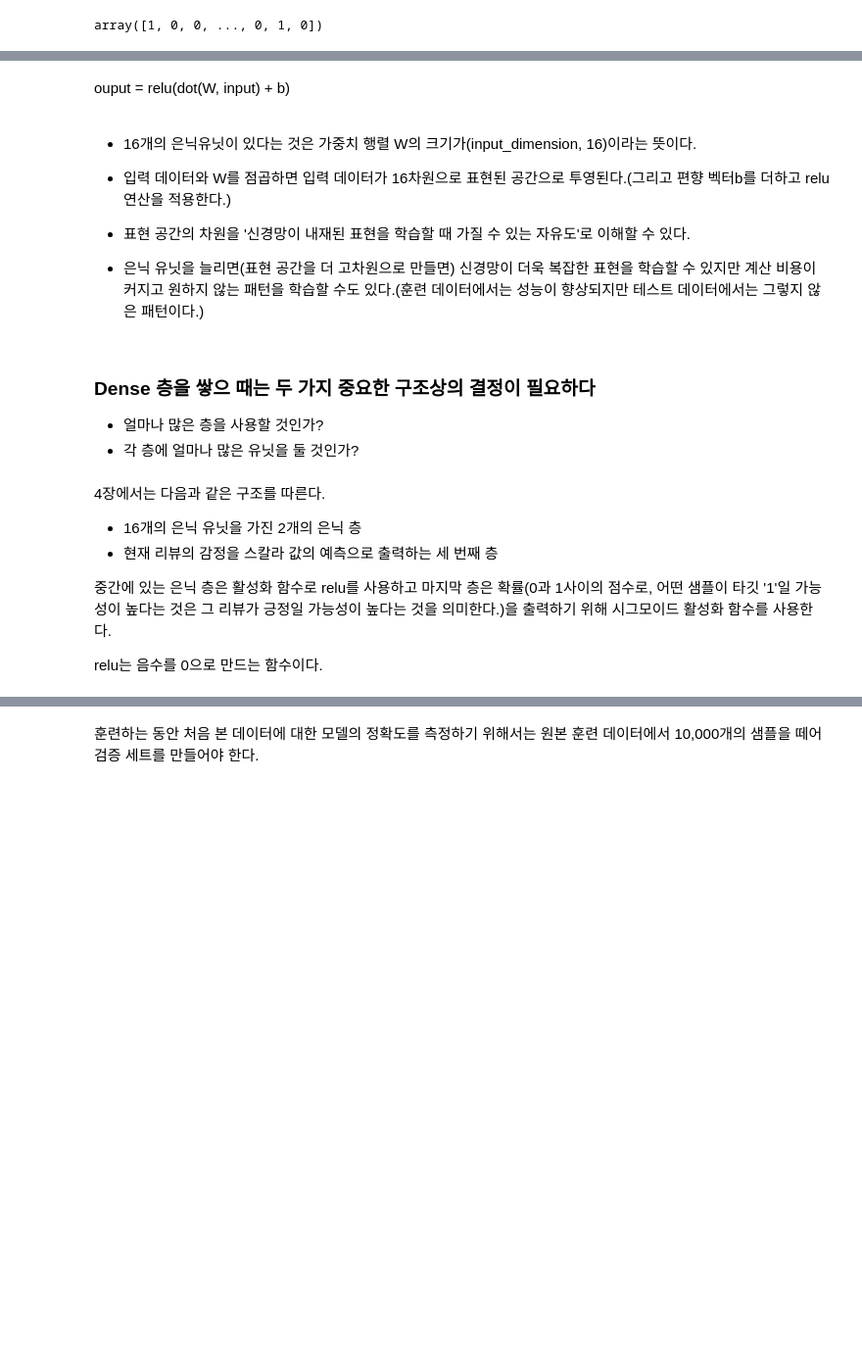
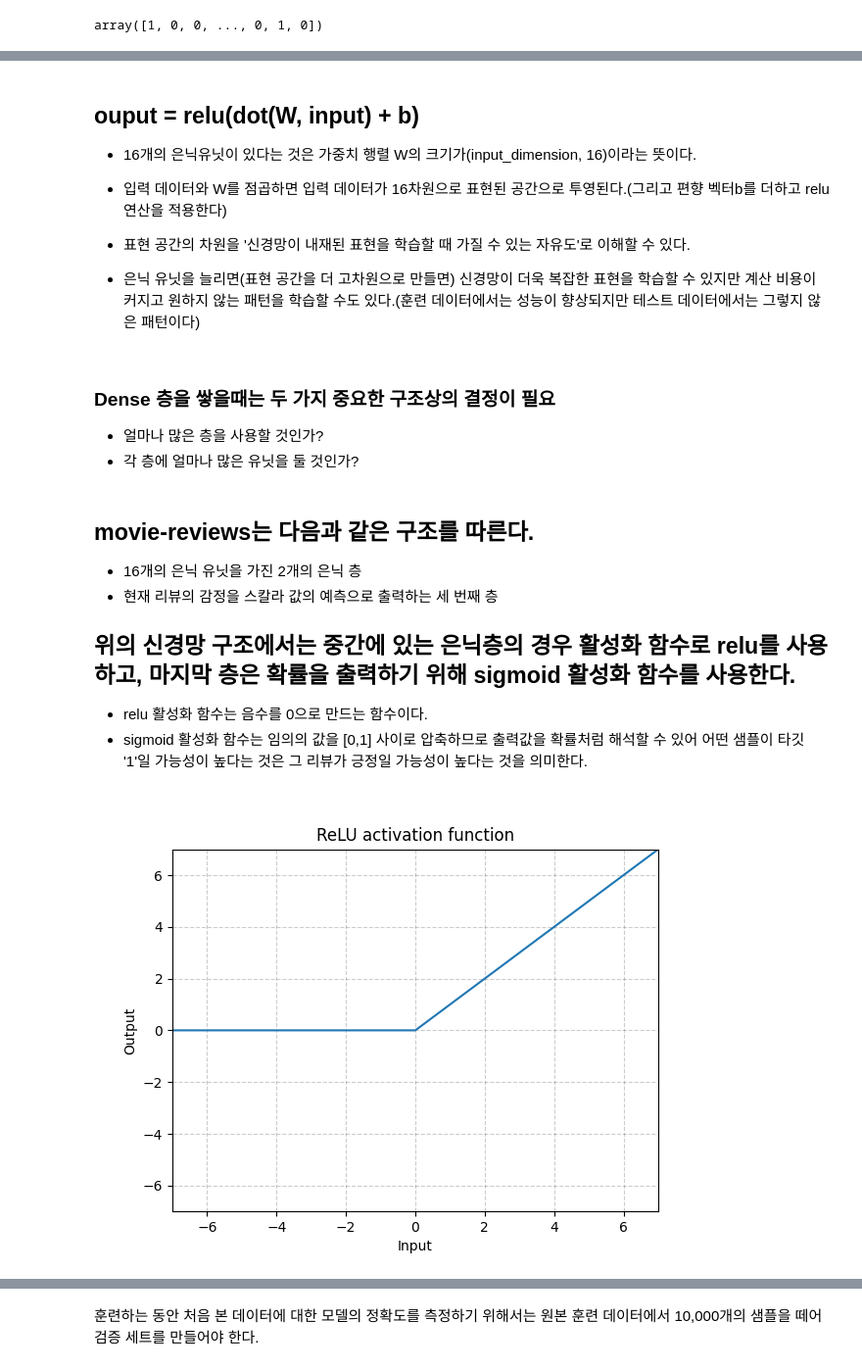
Before and after one commit to kkyxxn/curriculum, a Jupyter notebook: m9_딥러닝알고리즘구현/DL_classifying-movie-reviews.ipynb, the cells around one changed output, grey strips where cells are left out. Shown at 98% size. Saved outputs shown, nothing was run; the diff lists cells and outputs as text; code cells hidden in the pictures; blank space fills up the shorter version.

```diff
--- a/m9_딥러닝알고리즘구현/DL_classifying-movie-reviews.ipynb
+++ b/m9_딥러닝알고리즘구현/DL_classifying-movie-reviews.ipynb
@@ -136,25 +121,25 @@ y_test = np.asarray(test_labels).astype('float32')
-# %% [markdown]
-ouput = relu(dot(W, input) + b)
 # %% [markdown]
+## ouput = relu(dot(W, input) + b)
 - 16개의 은닉유닛이 있다는 것은 가중치 행렬 W의 크기가(input_dimension, 16)이라는 뜻이다.
 
-- 입력 데이터와 W를 점곱하면 입력 데이터가 16차원으로 표현된 공간으로 투영된다.(그리고 편향 벡터b를 더하고 relu 연산을 적용한다.)
+- 입력 데이터와 W를 점곱하면 입력 데이터가 16차원으로 표현된 공간으로 투영된다.(그리고 편향 벡터b를 더하고 relu 연산을 적용한다)
 
 - 표현 공간의 차원을 '신경망이 내재된 표현을 학습할 때 가질 수 있는 자유도'로 이해할 수 있다.
 
-- 은닉 유닛을 늘리면(표현 공간을 더 고차원으로 만들면) 신경망이 더욱 복잡한 표현을 학습할 수 있지만 계산 비용이 커지고 원하지 않는 패턴을 학습할 수도 있다.(훈련 데이터에서는 성능이 향상되지만 테스트 데이터에서는 그렇지 않은 패턴이다.)
+- 은닉 유닛을 늘리면(표현 공간을 더 고차원으로 만들면) 신경망이 더욱 복잡한 표현을 학습할 수 있지만 계산 비용이 커지고 원하지 않는 패턴을 학습할 수도 있다.(훈련 데이터에서는 성능이 향상되지만 테스트 데이터에서는 그렇지 않은 패턴이다)
 # %% [markdown]
-### Dense 층을 쌓으 때는 두 가지 중요한 구조상의 결정이 필요하다
+### Dense 층을 쌓을때는 두 가지 중요한 구조상의 결정이 필요
   - 얼마나 많은 층을 사용할 것인가?
   - 각 층에 얼마나 많은 유닛을 둘 것인가?
 # %% [markdown]
-4장에서는 다음과 같은 구조를 따른다.
+## movie-reviews는 다음과 같은 구조를 따른다.
 - 16개의 은닉 유닛을 가진 2개의 은닉 층
 - 현재 리뷰의 감정을 스칼라 값의 예측으로 출력하는 세 번째 층
 
-중간에 있는 은닉 층은 활성화 함수로 relu를 사용하고 마지막 층은 확률(0과 1사이의 점수로, 어떤 샘플이 타깃 '1'일 가능성이 높다는 것은 그 리뷰가 긍정일 가능성이 높다는 것을 의미한다.)을 출력하기 위해 시그모이드 활성화 함수를 사용한다.
+## 위의 신경망 구조에서는 중간에 있는 은닉층의 경우 활성화 함수로 relu를 사용하고, 마지막 층은 확률을 출력하기 위해 sigmoid 활성화 함수를 사용한다.
 
-relu는 음수를 0으로 만드는 함수이다.
+- relu 활성화 함수는 음수를 0으로 만드는 함수이다.
+- sigmoid 활성화 함수는 임의의 값을 [0,1] 사이로 압축하므로 출력값을 확률처럼 해석할 수 있어 어떤 샘플이 타깃 '1'일 가능성이 높다는 것은 그 리뷰가 긍정일 가능성이 높다는 것을 의미한다.
 # %%
 # 신경망 모델 만들기
 from keras import models, layers
@@ -163,3 +148,8 @@ model = models.Sequential()
 model.add(layers.Dense(16,activation='relu',input_shape=(10000,))) # output이 16
 model.add(layers.Dense(16,activation='relu'))
 model.add(layers.Dense(1,activation='sigmoid'))
+# %%
+from IPython.display import Image
+Image('/content/drive/MyDrive/cakd5_colab/m9_딥러닝알고리즘구현/datasets/ReLU.png')
+# %% [output]
+[figure, added]
```
Also changed, not shown: parts of 31 cells of this notebook.
